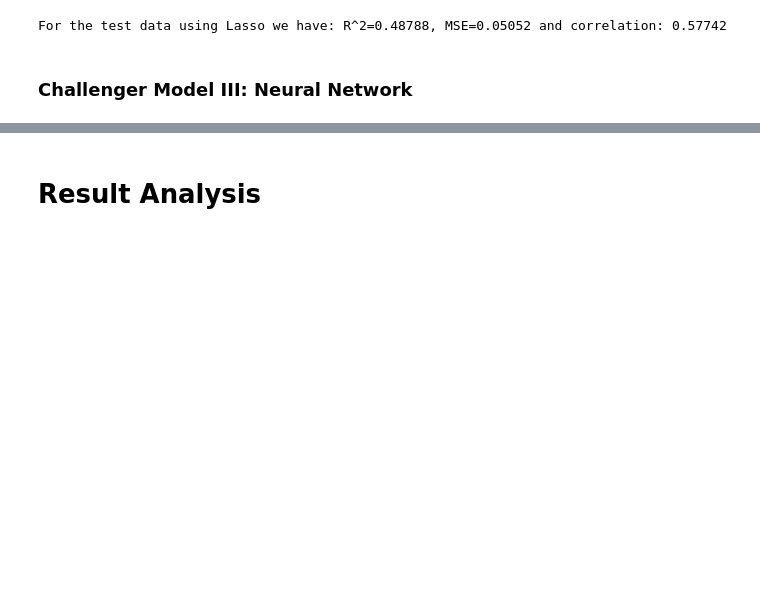
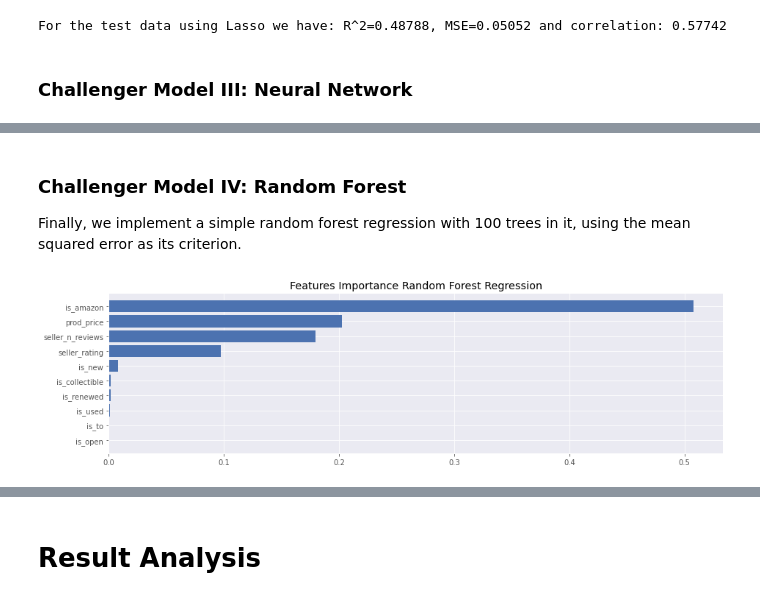
Before and after one commit to daniel-deutsch/FTD, a Jupyter notebook: Scoring and ML/project/main.ipynb, the cells around one changed output, grey strips where cells are left out. Cells and saved outputs as stored; diff of their text form; code cells hidden in the pictures; blank space fills up the shorter version.

```diff
--- a/Scoring and ML/project/main.ipynb
+++ b/Scoring and ML/project/main.ipynb
@@ -578,0 +568,16 @@ For the test data using NN we have: R^2=-0.66354, MSE=0.16412 and correlation: 0
+# %% [markdown]
+### Challenger Model IV: Random Forest
+
+Finally, we implement a simple random forest regression with 100 trees in it, using the mean squared error as its criterion.
+# %%
+# Creates a model with the training data
+model = RandomForestRegressor(random_state=0)   # Creates the model
+model_fit = model.fit(X_train, y_train)         # Fits the model
+
+# Plots the importance of the features
+sorted_indexes = model_fit.feature_importances_.argsort()
+plt.barh([features[i] for i in sorted_indexes], model_fit.feature_importances_[sorted_indexes])
+plt.title("Features Importance Random Forest Regression")
+plt.show()
+# %% [output]
+[figure, added]
```
Also changed, not shown: parts of 31 cells of this notebook.
